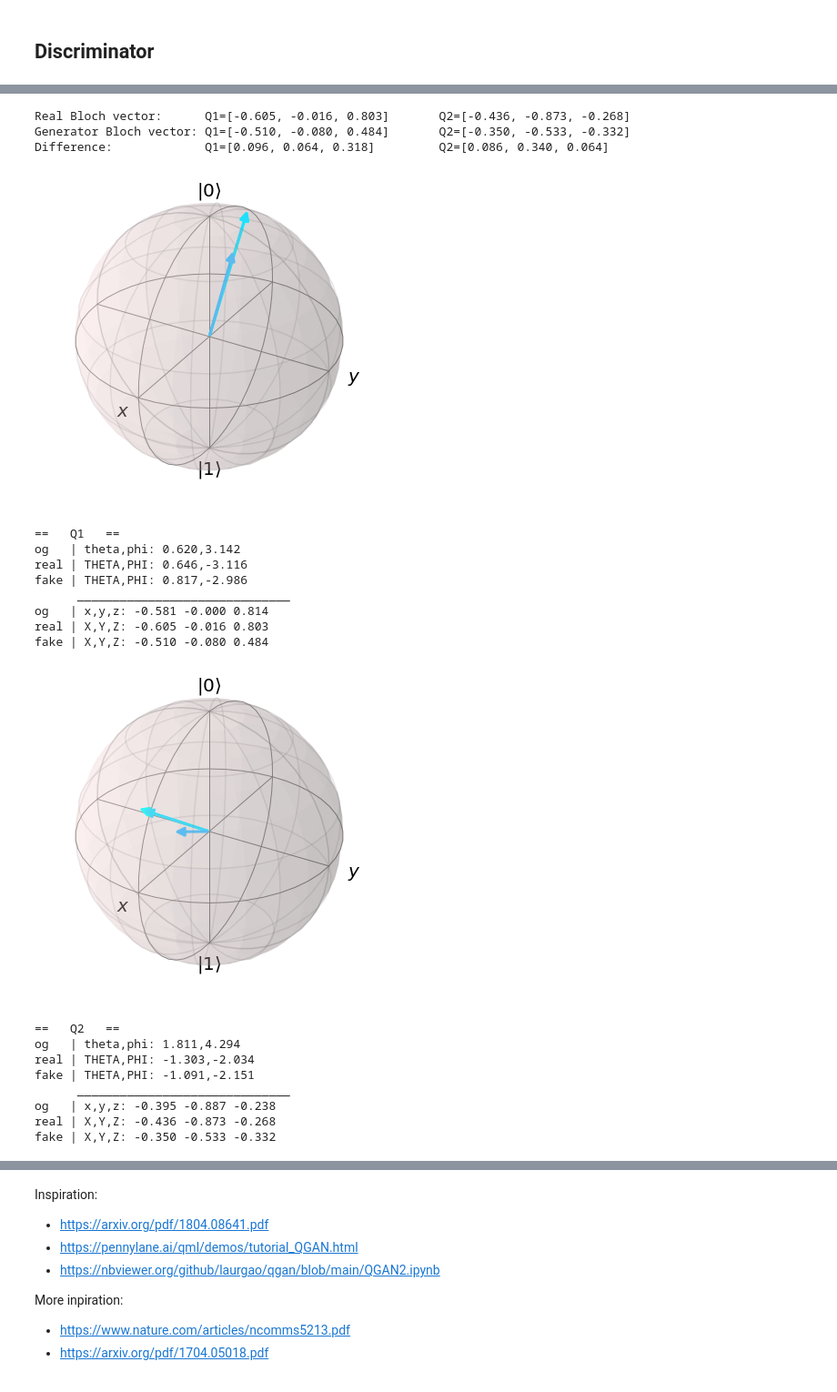
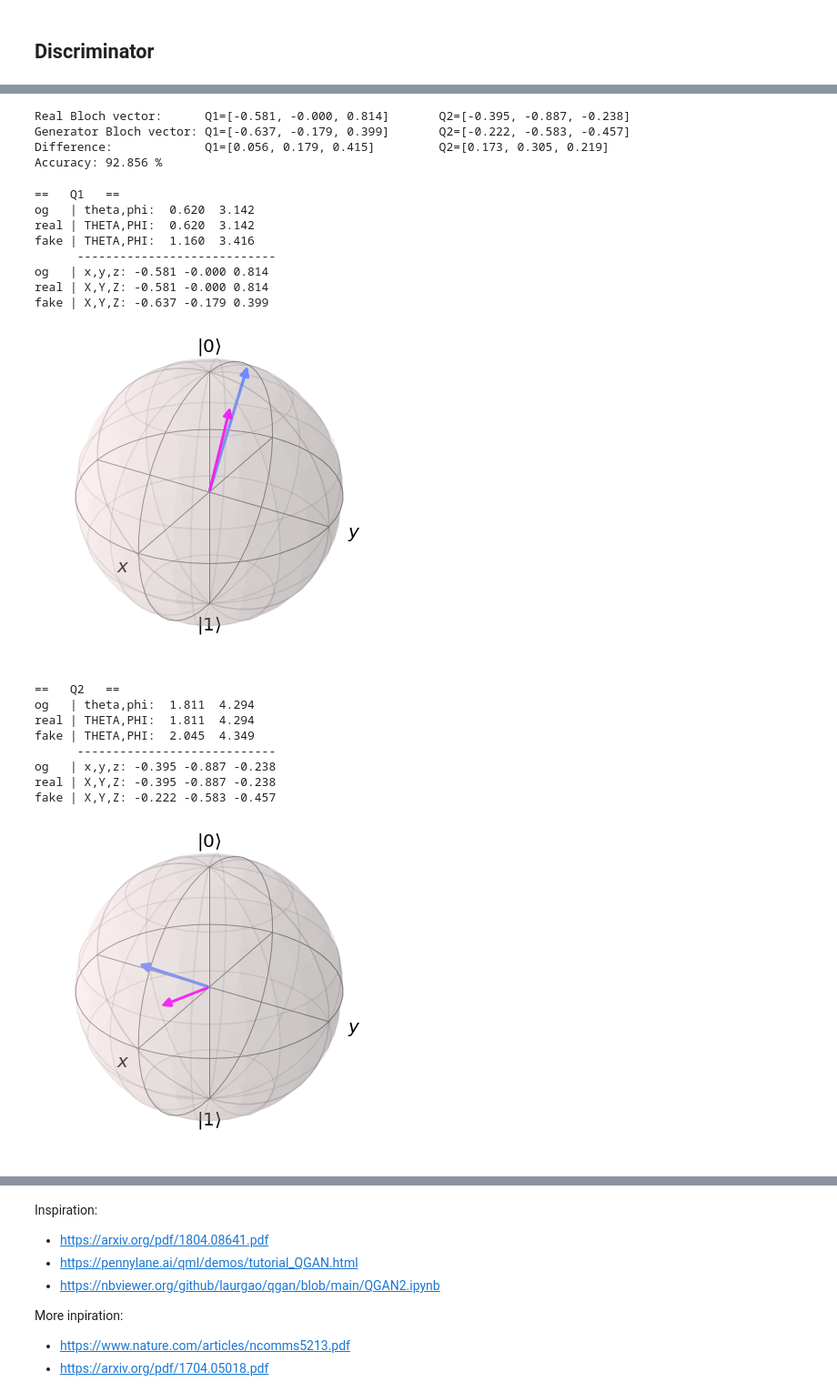
Before and after one commit to diogodebastos/StopQGAN, a Jupyter notebook: QGAN2qu.ipynb, the cells around one changed output, grey strips where cells are left out. Shown at 91% size. Drawn from its saved outputs; the diff is of its cells as text; code cells hidden in the pictures.

```diff
--- a/QGAN2qu.ipynb
+++ b/QGAN2qu.ipynb
@@ -214,9 +219,9 @@ def cartesian_to_spherical(x,y,z):
     if x > 0:
         phi = np.arctan(y/x)
     elif x < 0 and y >= 0:
+        phi = np.arctan(y/x) - np.pi
+    elif x < 0 and y < 0:
         phi = np.arctan(y/x) + np.pi
-    elif x < 0 and y < 0:
-        phi = np.arctan(y/x) - np.pi
     elif x == 0 and y > 0:
         phi = np.pi/2
     elif x == 0 and y < 0:
@@ -224,7 +229,7 @@ def cartesian_to_spherical(x,y,z):
     elif x == 0 and y == 0:
         phi = 0 # Undefined
 
-    theta = np.arctan((np.sqrt(x**2+y**2))/z)
+    theta = np.arccos(z)
     return theta, phi
 # %%
 tlist = np.linspace(0, 1, 40)
@@ -301,8 +295,8 @@ Using a **5-qubit** simulator device running in Cirq:
 - Qubit **2 & 3**: the generator's playground
 - Qubit **4**: the generator's guess
 # %%
-#dev = qml.device('cirq.simulator', wires=5)
-dev = qml.device('qiskit.aer', wires=5)
+dev = qml.device('cirq.simulator', wires=5)
+#dev = qml.device('qiskit.aer', wires=5)
 # %%
 def real(angles, **kwargs):
     #qml.Hadamard(wires=0)
@@ -581,7 +549,16 @@ d1,d2,d3,d4,d5,d6=difference
 print("Real Bloch vector:      Q1=[{0:.3f}, {1:.3f}, {2:.3f}] \t Q2=[{3:.3f}, {4:.3f}, {5:.3f}]".format(x1,y1,z1,x2,y2,z2))
 print("Generator Bloch vector: Q1=[{0:.3f}, {1:.3f}, {2:.3f}] \t Q2=[{3:.3f}, {4:.3f}, {5:.3f}]".format(X1,Y1,Z1,X2,Y2,Z2))
 print("Difference:             Q1=[{0:.3f}, {1:.3f}, {2:.3f}] \t Q2=[{3:.3f}, {4:.3f}, {5:.3f}]".format(d1,d2,d3,d4,d5,d6))
+
+accuracy = difference / (np.pi)
+average_accuracy = 0
+for i in range(len(accuracy)):
+    average_accuracy += accuracy[i]
+average_accuracy = average_accuracy / len(accuracy)
+average_accuracy = 1 - average_accuracy
+print("Accuracy: {0:.3f} %".format(average_accuracy*100))
 # %% [output]
-Real Bloch vector:      Q1=[-0.605, -0.016, 0.803]       Q2=[-0.436, -0.873, -0.268]
-Generator Bloch vector: Q1=[-0.510, -0.080, 0.484]       Q2=[-0.350, -0.533, -0.332]
-Difference:             Q1=[0.096, 0.064, 0.318]         Q2=[0.086, 0.340, 0.064]
+Real Bloch vector:      Q1=[-0.581, -0.000, 0.814]       Q2=[-0.395, -0.887, -0.238]
+Generator Bloch vector: Q1=[-0.637, -0.179, 0.399]       Q2=[-0.222, -0.583, -0.457]
+Difference:             Q1=[0.056, 0.179, 0.415]         Q2=[0.173, 0.305, 0.219]
+Accuracy: 92.856 %
@@ -603,36 +597,39 @@ def infoQu(name,angles,bv_real,bv_fake):
     bloch.add_vectors(vec_og)
     bloch.add_vectors(vec_real)
     bloch.add_vectors(vec_fake)
-    bloch.vector_color = list(colors[0:20:5])
-    bloch.show()
+    bloch.vector_color = list(colors[0:40:19])
 
     print("==   "+ name +"   ==")
-    print("og   | theta,phi: {0:.3f},{1:.3f}".format(theta,phi))
-    print("real | THETA,PHI: {0:.3f},{1:.3f}".format(THETA,PHI))
-    print("fake | THETA,PHI: {0:.3f},{1:.3f}".format(THETAf,PHIf))
-    print("      ______________________________")
+    print("og   | theta,phi:  {0:.3f}  {1:.3f}".format(theta,phi))
+    print("real | THETA,PHI:  {0:.3f}  {1:.3f}".format(THETA,PHI))
+    print("fake | THETA,PHI:  {0:.3f}  {1:.3f}".format(THETAf,PHIf))
+    print("      ----------------------------")
     print("og   | x,y,z: {0:.3f} {1:.3f} {2:.3f}".format(x,y,z))
     print("real | X,Y,Z: {0:.3f} {1:.3f} {2:.3f}".format(X,Y,Z))
     print("fake | X,Y,Z: {0:.3f} {1:.3f} {2:.3f}".format(Xf,Yf,Zf))
+
+    bloch.show()
+
+    return THETA, PHI, THETAf, PHIf
 # %%
-infoQu("Q1",angles[:2],bv_real[:3],bv_fake[:3])
-infoQu("Q2",angles[2:],bv_real[3:],bv_fake[3:])
+THETA1, PHI1, THETAf1, PHIf1 = infoQu("Q1",angles[:2],bv_real[:3],bv_fake[:3])
+THETA2, PHI2, THETAf2, PHIf2 = infoQu("Q2",angles[2:],bv_real[3:],bv_fake[3:])
 # %% [output]
+==   Q1   ==
+og   | theta,phi:  0.620  3.142
+real | THETA,PHI:  0.620  3.142
+fake | THETA,PHI:  1.160  3.416
+      ----------------------------
+og   | x,y,z: -0.581 -0.000 0.814
+real | X,Y,Z: -0.581 -0.000 0.814
+fake | X,Y,Z: -0.637 -0.179 0.399
-[figure, old version]
+[figure, new version]
-==   Q1   ==
-og   | theta,phi: 0.620,3.142
-real | THETA,PHI: 0.646,-3.116
-fake | THETA,PHI: 0.817,-2.986
-      ______________________________
-og   | x,y,z: -0.581 -0.000 0.814
-real | X,Y,Z: -0.605 -0.016 0.803
-fake | X,Y,Z: -0.510 -0.080 0.484
+==   Q2   ==
+og   | theta,phi:  1.811  4.294
+real | THETA,PHI:  1.811  4.294
+fake | THETA,PHI:  2.045  4.349
+      ----------------------------
+og   | x,y,z: -0.395 -0.887 -0.238
+real | X,Y,Z: -0.395 -0.887 -0.238
+fake | X,Y,Z: -0.222 -0.583 -0.457
-[figure, old version]
+[figure, new version]
-==   Q2   ==
-og   | theta,phi: 1.811,4.294
-real | THETA,PHI: -1.303,-2.034
-fake | THETA,PHI: -1.091,-2.151
-      ______________________________
-og   | x,y,z: -0.395 -0.887 -0.238
-real | X,Y,Z: -0.436 -0.873 -0.268
-fake | X,Y,Z: -0.350 -0.533 -0.332
```
Also changed, not shown: parts of 29 cells of this notebook, 2 other files.
